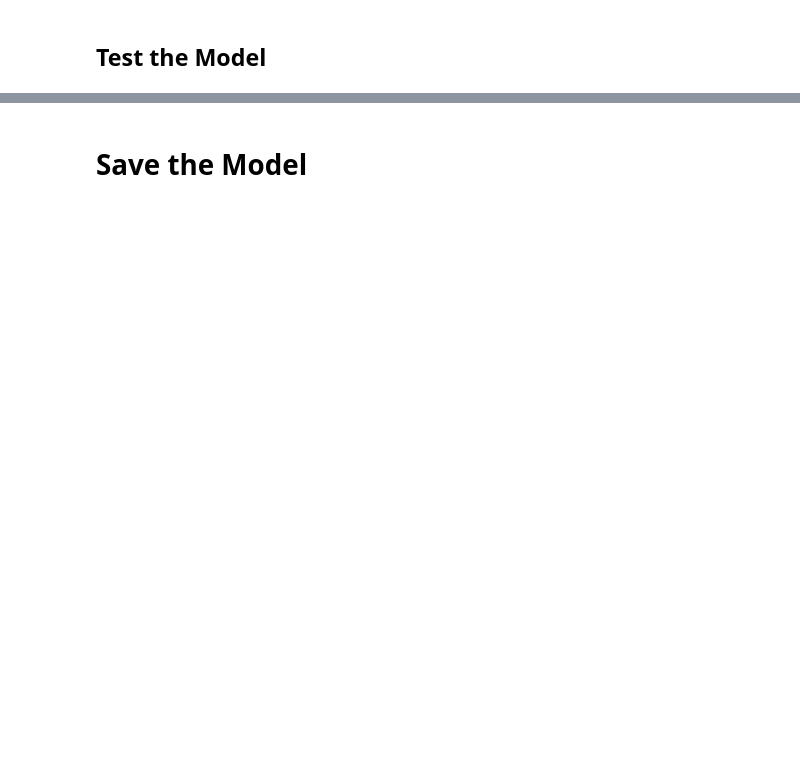
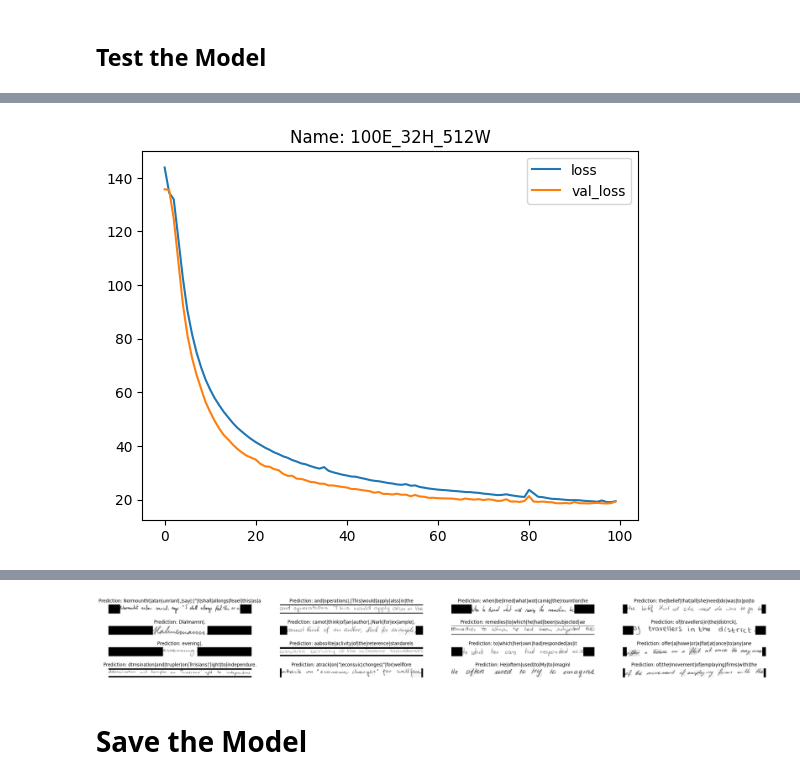
Before and after one commit to DevTimBo/SmartApp-Project, a Jupyter notebook: main.ipynb, the cells around one changed output, grey strips where cells are left out. Saved outputs shown, nothing was run; the diff lists cells and outputs as text; code cells hidden in the pictures; blank space fills up the shorter version.

Commit message:
Plots
Automatisierte Erstellung und Speicherung aller Evaluations-Plots inklusive History-Loss

```diff
--- a/main.ipynb
+++ b/main.ipynb
@@ -11,3 +11,5 @@ WARNING:tensorflow:From C:\Users\timBo\miniconda3\Lib\site-packages\keras\src\lo
+# %%
+SAVE_HISTORY = True
 # %% [markdown]
 ## Load Data
 # %%
@@ -186,6 +185,6 @@ Non-trainable params: 0 (0.00 Byte)
 __________________________________________________________________________________________________
 # %%
-epochs = 10  # To get good results this should be at least 50.
+epochs = 100  # To get good results this should be at least 50.
 
 model = build_model()
 prediction_model = keras.models.Model(
@@ -224,3 +249,8 @@ Epoch 10/10
+# %%
+def create_dir(path_to_dir):
+    isExist = os.path.exists(path_to_dir)
+    if not isExist:
+        os.makedirs(path_to_dir)
 # %%
 # A utility function to decode the output of the network.
 def decode_batch_predictions(pred):
@@ -264,0 +269,37 @@ plt.show()
+# %%
+def plot_evaluation(name, dir_path):
+        # Let's check results on some test samples.
+    for batch in test_ds.take(1):
+        batch_images = batch["image"]
+        _, ax = plt.subplots(4, 4, figsize=(32, 4))
+
+        preds = prediction_model.predict(batch_images)
+        pred_texts = decode_batch_predictions(preds)
+
+        for i in range(16):
+            img = batch_images[i]
+            img = tf.image.flip_left_right(img)
+            img = tf.transpose(img, perm=[1, 0, 2])
+            img = (img * 255.0).numpy().clip(0, 255).astype(np.uint8)
+            img = img[:, :, 0]
+
+            title = f"Prediction: {pred_texts[i]}"
+            ax[i // 4, i % 4].imshow(img, cmap="gray")
+            ax[i // 4, i % 4].set_title(title)
+            ax[i // 4, i % 4].axis("off")
+
+    path = os.path.join(dir_path, name + '_result.png')
+    plt.savefig(path)
+# %%
+NAME = "{epoch}E_{height}H_{width}W".format(epoch=epochs, height=image_height, width=image_width)
+
+if SAVE_HISTORY:
+    TEST_RESULT_DIR_NAME = pathlib.Path(os.getcwd()).joinpath('test_results')
+    if not os.path.exists(TEST_RESULT_DIR_NAME):
+        create_dir(TEST_RESULT_DIR_NAME)
+    plot_history(history, NAME, TEST_RESULT_DIR_NAME)
+    plot_evaluation(NAME, TEST_RESULT_DIR_NAME)
+else:
+     plot_history_simple(history)
+# %% [output]
+[figure, added]
@@ -265,3 +307,4 @@ plt.show()
+[figure, added]
 # %% [markdown]
 # Save the Model
 # %%
```
Also changed, not shown: parts of 10 cells of this notebook, 4 other files.
